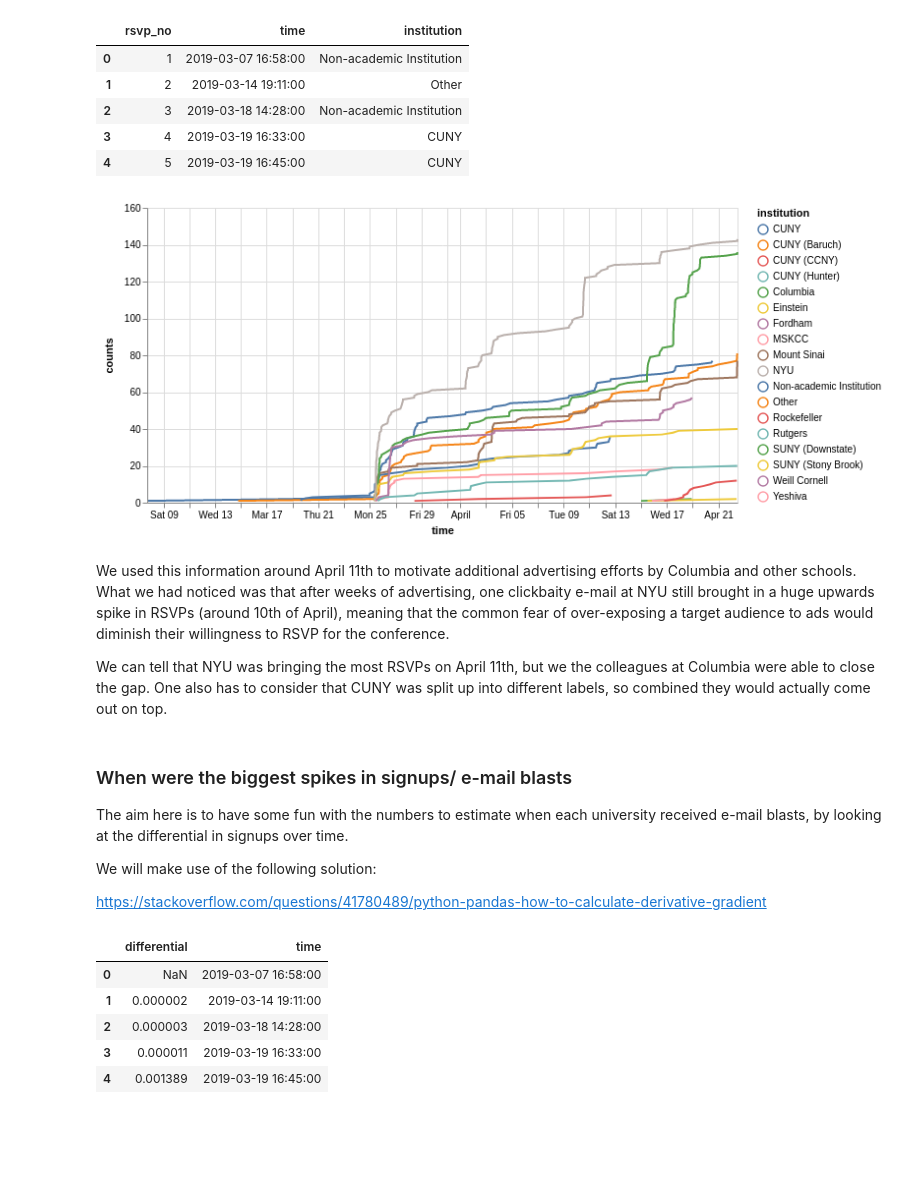
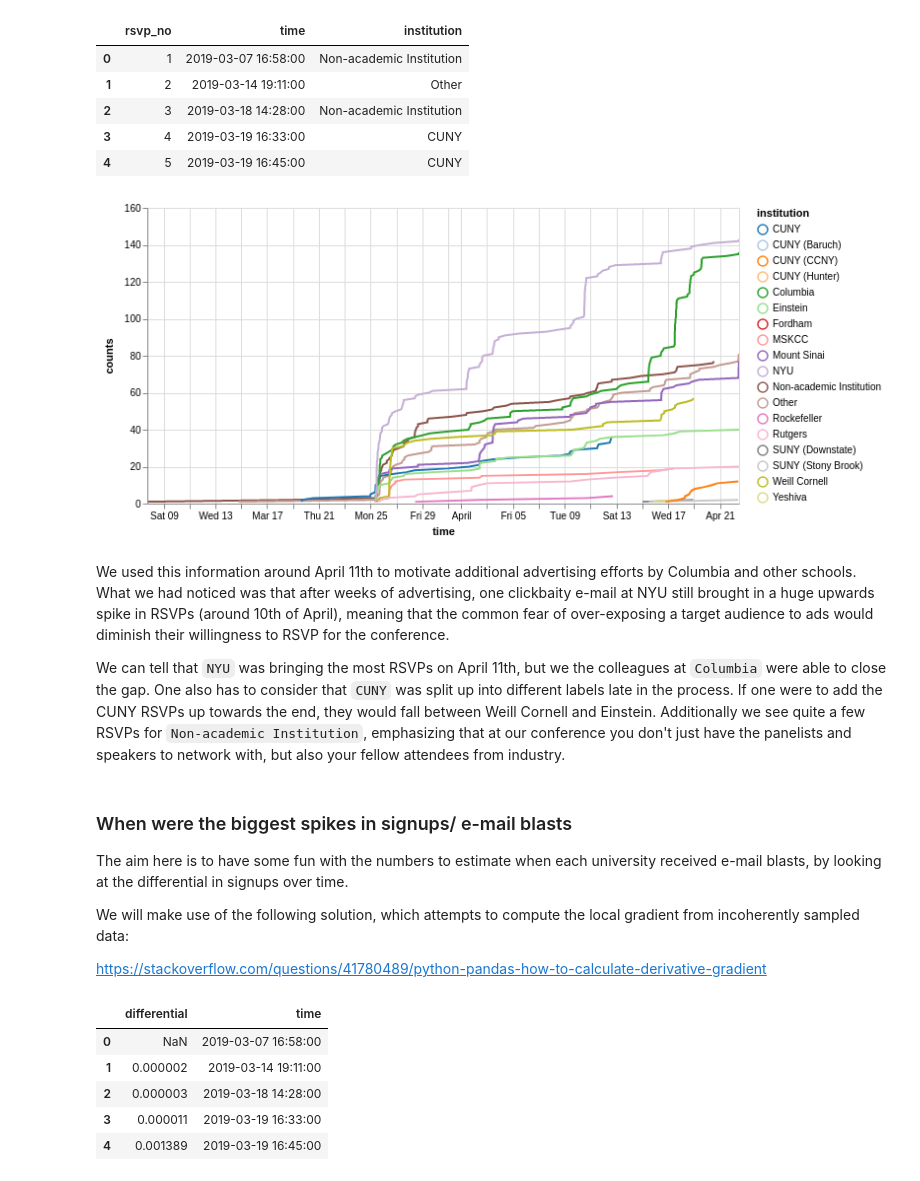
Before and after one commit to tobsecret/GRO_Your_Career_2019_RSVP_Analysis, a Jupyter notebook: GRO_2019_04_22_RSVP_stats.ipynb, the cells around one changed output. Saved outputs shown, nothing was run; the diff lists cells and outputs as text; code cells hidden in the pictures; blank space fills up the shorter version.

```diff
--- a/GRO_2019_04_22_RSVP_stats.ipynb
+++ b/GRO_2019_04_22_RSVP_stats.ipynb
@@ -20,23 +30,25 @@ df.head()
 df['counts'] = df.groupby('institution').cumcount()+1
 # %%
 alt.Chart(df).properties(width=600).mark_line().encode(
+    alt.Color('institution',
+        scale=alt.Scale(scheme='category20')),
     x='time',
     y='counts',
-    color='institution'
-)
+    tooltip='institution'
+).interactive()
 # %% [output]
-[figure, old version]
+[figure, new version]
 # %% [markdown]
 We used this information around April 11th to motivate additional advertising efforts by Columbia and other schools.
 What we had noticed was that after weeks of advertising, one clickbaity e-mail at NYU still brought in a huge upwards spike in RSVPs (around 10th of April), meaning that the common fear of over-exposing a target audience to ads would diminish their willingness to RSVP for the conference.
 
-We can tell that NYU was bringing the most RSVPs on April 11th, but we the colleagues at Columbia were able to close the gap. One also has to consider that CUNY was split up into different labels, so combined they would actually come out on top.
+We can tell that `NYU` was bringing the most RSVPs on April 11th, but we the colleagues at `Columbia` were able to close the gap. One also has to consider that `CUNY` was split up into different labels late in the process. If one were to add the CUNY RSVPs up towards the end, they would fall between Weill Cornell and Einstein. Additionally we see quite a few RSVPs for `Non-academic Institution`, emphasizing that at our conference you don't just have the panelists and speakers to network with, but also your fellow attendees from industry.
 # %% [markdown]
 ### When were the biggest spikes in signups/ e-mail blasts
 
 The aim here is to have some fun with the numbers to estimate when each university received e-mail blasts, by looking at the differential in signups over time.
 
-We will make use of the following solution:
+We will make use of the following solution, which attempts to compute the local gradient from incoherently sampled data:
 
 https://stackoverflow.com/questions/41780489/python-pandas-how-to-calculate-derivative-gradient
 # %%
```
Also changed, not shown: parts of 27 cells of this notebook.
